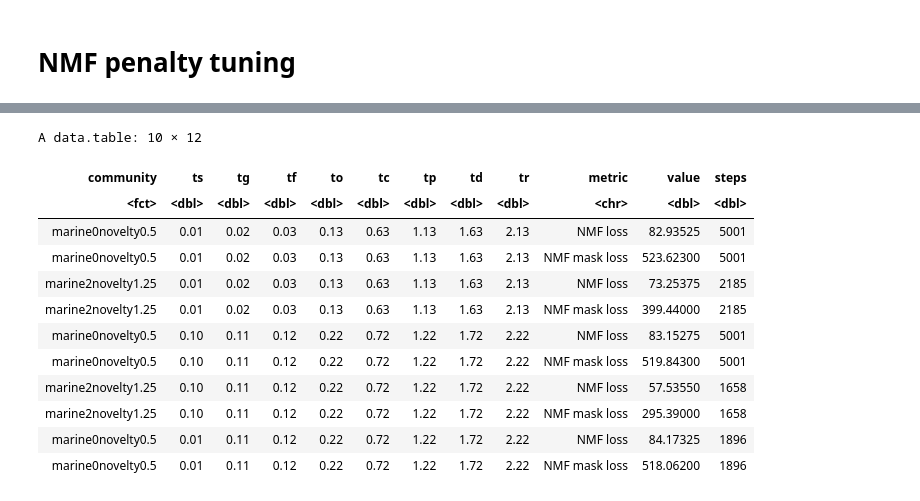
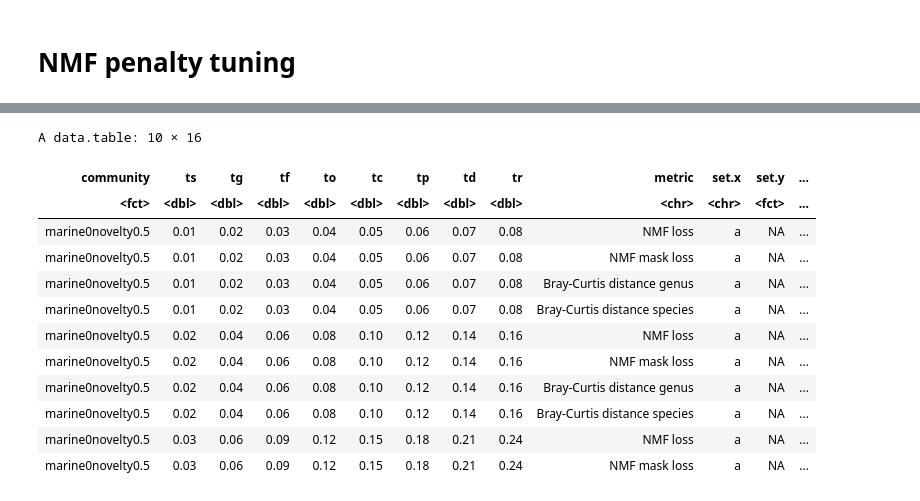
Before and after one commit to timbalam/singlem-benchmarking, a Jupyter notebook: 8_tuning/plot.ipynb, the cells around one changed output, grey strips where cells are left out. Cells and saved outputs as stored; diff of their text form; code cells hidden in the pictures.

```diff
--- a/8_tuning/plot.ipynb
+++ b/8_tuning/plot.ipynb
@@ -64,11 +86,11 @@ ggplot(s1, aes(rank, `Bray-Curtis distance`)) +
 readloss = function(community, ts, tg, tf, to, tc, tp, td, tr, mask){
     to_read = paste0('output_singlem_dev/singlem_dev/tune_s', ts, 'g', tg, 'f', tf, 'o', to, 'c', tc,
                      'p', tp, 'd', td, 'r', tr, 'mask', mask, '/', community,'.loss.tsv')
-    if (!file.exists(to_read)) return()
+    #if (!file.exists(to_read)) return()
     return(fread(to_read, header = FALSE, col.names = c("metric", "value")))
 }
-d2 = d1[, readloss(community, ts, tg, tf, to, tc, tp, td, tr, mask),
-        by=list(community, ts, tg, tf, to, tc, tp, td, tr, mask)]
+d3 = d1[, readloss(community, ts, tg, tf, to, tc, tp, td, tr, mask),
+        by=list(community, ts, tg, tf, to, tc, tp, td, tr, mask, set.x, set.y)]
 # %%
 #d2 = data.table(community = communities[1], ts = 0.1, tg = 0,
 #                tf = 0, to = 0, tc = 0, tp = 0, td = 0, tr = 0,
@@ -86,0 +109,8 @@ A data.table: 5 × 12
+# %%
+s1_sg = s1[rank %in% c("species", "genus")]
+s1_sg[, c("metric", "tool", "rank", "sample") := list(paste0("Bray-Curtis distance ", rank), NULL, NULL, NULL)]
+d4 = rbind(
+    d3,
+    setnames(s1_sg, "Bray-Curtis distance", "value")
+)
+d4[1:5]
@@ -87,5 +126,6 @@ A data.table: 5 × 12
 # %%
-d2_steps = d2[metric == "NMF steps"]
-d2_steps[, metric := NULL]
-setnames(d2_steps, "value", "steps")
-d3 = d2[!metric %in% c("NMF steps", "NMF penalised loss"), ][d2_steps, on = .NATURAL]
+d4_steps = d4[metric == "NMF steps"]
+d4_steps[, metric := NULL]
+setnames(d4_steps, "value", "steps")
+d5 = d4[!metric %in% c("NMF steps", "NMF penalised loss"), ][d4_steps, on = .NATURAL]
+d5[1:5]
@@ -92,26 +152,30 @@ d3 = d2[!metric %in% c("NMF steps", "NMF penalised loss"), ][d2_steps, on = .NAT
 # %%
-s1 = d3[
-    ,
-    list(value = sum(value), steps = max(steps)),
-    by = list(community, ts, tg, tf, to, tc, tp, td, tr, metric)
-]
-s1[metric == "NMF loss", value := value / 4]
+s2 = d5[,
+        list(value = sum(value), steps = max(steps)),
+        by = list(community, ts, tg, tf, to, tc, tp, td, tr, metric, set.x, set.y)]
+s2[metric == "NMF loss", value := value / 4]
 tunecols = c("ts", "tg", "tf", "to", "tc", "tp", "td", "tr")
+s2atunecols <- s2[set.x == "a", lapply(.SD, \(x) factor(x, levels = unique(sort(x)))), .SDcols = tunecols]
 for (i in seq(2, length(tunecols))) {
-    s1[[tunecols[i]]] = s1[[tunecols[i]]] + s1[[tunecols[i-1]]]
+    s2[[tunecols[i]]] = round(s2[[tunecols[i]]] + s2[[tunecols[i-1]]], 5)
 }
-s1[1:10,]
+s2btunecols <- s2[set.y == "b", lapply(.SD, \(x) factor(x, levels = unique(sort(x)))), .SDcols = tunecols]
+for (col in tunecols[1:2]) {
+    s2[set.x == "a", paste0("g_", col)] <- interaction(s2atunecols[,setdiff(tunecols, col), with = FALSE])
+    s2[set.y == "b", paste0("g_", col)] <- interaction(s2btunecols[,setdiff(tunecols, col), with = FALSE])
+}
+s2[1:10]
 # %% [output]
-A data.table: 10 × 12
+A data.table: 10 × 16
-| community | ts | tg | tf | to | tc | tp | td | tr | metric | value | steps |
-| <fct> | <dbl> | <dbl> | <dbl> | <dbl> | <dbl> | <dbl> | <dbl> | <dbl> | <chr> | <dbl> | <dbl> |
-| marine0novelty0.5 | 0.01 | 0.02 | 0.03 | 0.13 | 0.63 | 1.13 | 1.63 | 2.13 | NMF loss | 82.93525 | 5001 |
-| marine0novelty0.5 | 0.01 | 0.02 | 0.03 | 0.13 | 0.63 | 1.13 | 1.63 | 2.13 | NMF mask loss | 523.62300 | 5001 |
-| marine2novelty1.25 | 0.01 | 0.02 | 0.03 | 0.13 | 0.63 | 1.13 | 1.63 | 2.13 | NMF loss | 73.25375 | 2185 |
-| marine2novelty1.25 | 0.01 | 0.02 | 0.03 | 0.13 | 0.63 | 1.13 | 1.63 | 2.13 | NMF mask loss | 399.44000 | 2185 |
-| marine0novelty0.5 | 0.10 | 0.11 | 0.12 | 0.22 | 0.72 | 1.22 | 1.72 | 2.22 | NMF loss | 83.15275 | 5001 |
-| marine0novelty0.5 | 0.10 | 0.11 | 0.12 | 0.22 | 0.72 | 1.22 | 1.72 | 2.22 | NMF mask loss | 519.84300 | 5001 |
-| marine2novelty1.25 | 0.10 | 0.11 | 0.12 | 0.22 | 0.72 | 1.22 | 1.72 | 2.22 | NMF loss | 57.53550 | 1658 |
-| marine2novelty1.25 | 0.10 | 0.11 | 0.12 | 0.22 | 0.72 | 1.22 | 1.72 | 2.22 | NMF mask loss | 295.39000 | 1658 |
-| marine0novelty0.5 | 0.01 | 0.11 | 0.12 | 0.22 | 0.72 | 1.22 | 1.72 | 2.22 | NMF loss | 84.17325 | 1896 |
-| marine0novelty0.5 | 0.01 | 0.11 | 0.12 | 0.22 | 0.72 | 1.22 | 1.72 | 2.22 | NMF mask loss | 518.06200 | 1896 |
+| community | ts | tg | tf | to | tc | tp | td | tr | metric | set.x | set.y | ... |
+| <fct> | <dbl> | <dbl> | <dbl> | <dbl> | <dbl> | <dbl> | <dbl> | <dbl> | <chr> | <chr> | <fct> | ... |
+| marine0novelty0.5 | 0.01 | 0.02 | 0.03 | 0.04 | 0.05 | 0.06 | 0.07 | 0.08 | NMF loss | a | NA | ... |
+| marine0novelty0.5 | 0.01 | 0.02 | 0.03 | 0.04 | 0.05 | 0.06 | 0.07 | 0.08 | NMF mask loss | a | NA | ... |
+| marine0novelty0.5 | 0.01 | 0.02 | 0.03 | 0.04 | 0.05 | 0.06 | 0.07 | 0.08 | Bray-Curtis distance genus | a | NA | ... |
+| marine0novelty0.5 | 0.01 | 0.02 | 0.03 | 0.04 | 0.05 | 0.06 | 0.07 | 0.08 | Bray-Curtis distance species | a | NA | ... |
+| marine0novelty0.5 | 0.02 | 0.04 | 0.06 | 0.08 | 0.10 | 0.12 | 0.14 | 0.16 | NMF loss | a | NA | ... |
+| marine0novelty0.5 | 0.02 | 0.04 | 0.06 | 0.08 | 0.10 | 0.12 | 0.14 | 0.16 | NMF mask loss | a | NA | ... |
+| marine0novelty0.5 | 0.02 | 0.04 | 0.06 | 0.08 | 0.10 | 0.12 | 0.14 | 0.16 | Bray-Curtis distance genus | a | NA | ... |
+| marine0novelty0.5 | 0.02 | 0.04 | 0.06 | 0.08 | 0.10 | 0.12 | 0.14 | 0.16 | Bray-Curtis distance species | a | NA | ... |
+| marine0novelty0.5 | 0.03 | 0.06 | 0.09 | 0.12 | 0.15 | 0.18 | 0.21 | 0.24 | NMF loss | a | NA | ... |
+| marine0novelty0.5 | 0.03 | 0.06 | 0.09 | 0.12 | 0.15 | 0.18 | 0.21 | 0.24 | NMF mask loss | a | NA | ... |
```
Also changed, not shown: parts of 18 cells of this notebook, 2 other files.
